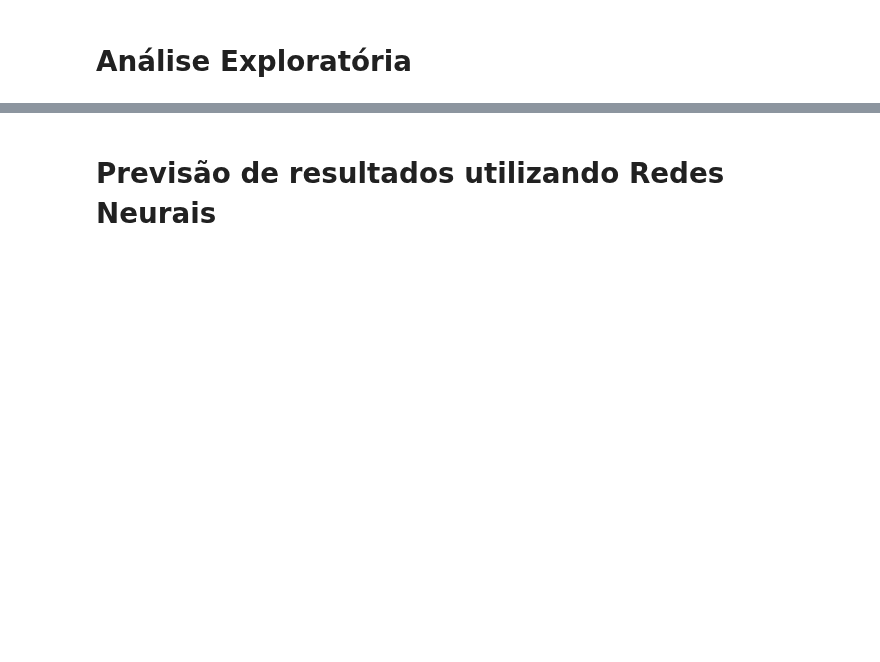
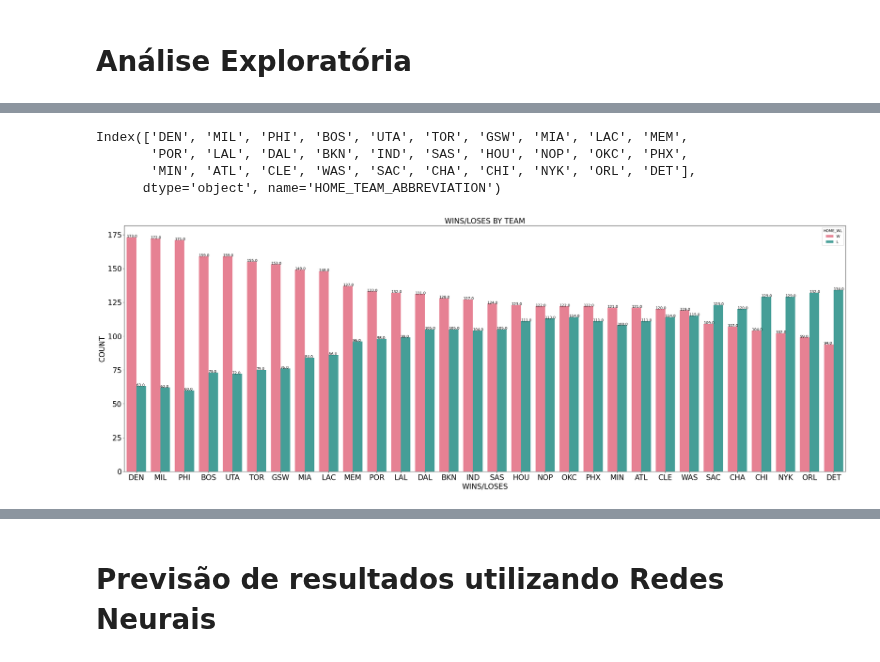
Before and after one commit to ArthurPatricio/Final_Project_Basketball_Game_Prediction, a Jupyter notebook: RN.ipynb, the cells around one changed output, grey strips where cells are left out. Drawn from its saved outputs; the diff is of its cells as text; code cells hidden in the pictures; blank space fills up the shorter version.

```diff
--- a/RN.ipynb
+++ b/RN.ipynb
@@ -121,0 +171,30 @@ profile_data.to_notebook_iframe()
+# %%
+nba_data[nba_data['HOME_WL'] == 'W']['HOME_TEAM_ABBREVIATION'].value_counts().index
+# %% [output]
+Index(['DEN', 'MIL', 'PHI', 'BOS', 'UTA', 'TOR', 'GSW', 'MIA', 'LAC', 'MEM',
+       'POR', 'LAL', 'DAL', 'BKN', 'IND', 'SAS', 'HOU', 'NOP', 'OKC', 'PHX',
+       'MIN', 'ATL', 'CLE', 'WAS', 'SAC', 'CHA', 'CHI', 'NYK', 'ORL', 'DET'],
+      dtype='object', name='HOME_TEAM_ABBREVIATION')
+# %%
+# TEAMS PER HOME WINS BAR PLOT
+
+plt.figure(figsize=(35,12))
+fig12 = sns.countplot(data=nba_data, x=nba_data['HOME_TEAM_ABBREVIATION'],
+                        #y=nba_data[(nba_data['HOME_SEASON'] == '2022-23')]['HOME_WL'],
+                        palette = 'husl',
+                        #hue = nba_data[nba_data['HOME_SEASON'] == '2022-23']['HOME_WL']
+                        hue = nba_data['HOME_WL'],
+                        order=nba_data[nba_data['HOME_WL'] == 'W']['HOME_TEAM_ABBREVIATION'].value_counts().index
+                        )
+fig12.set_xlabel('WINS/LOSES', fontsize=20)
+fig12.set_ylabel('COUNT', fontsize=20)
+fig12.tick_params(labelsize=20)
+plt.title('WINS/LOSES BY TEAM', fontsize = 20)
+for p in fig12.patches:
+    txt = str(p.get_height().round(2))
+    txt_x = p.get_x()
+    txt_y = p.get_height()
+    fig12.text(txt_x,txt_y,txt)
+plt.show()
+# %% [output]
+[figure, added]
```
Also changed, not shown: parts of 5 cells of this notebook, 1 other file.
